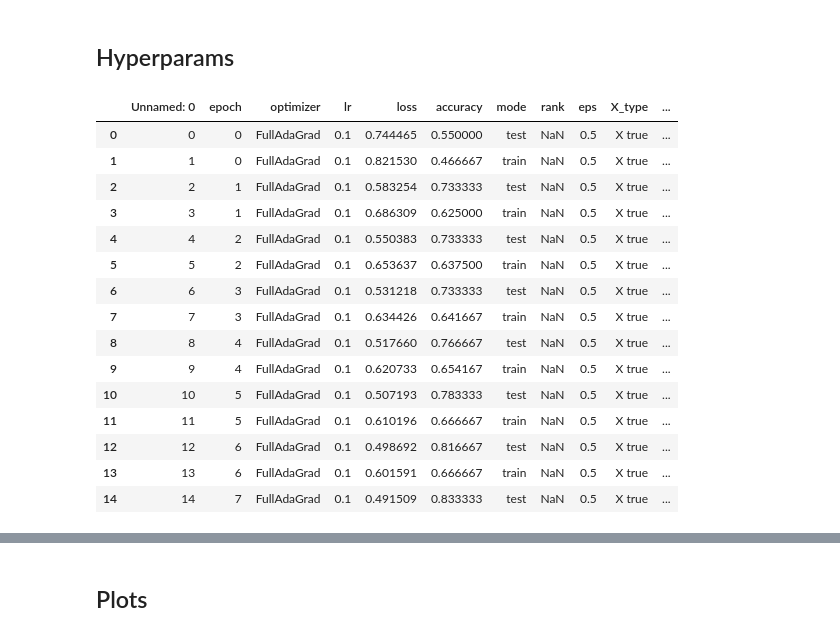
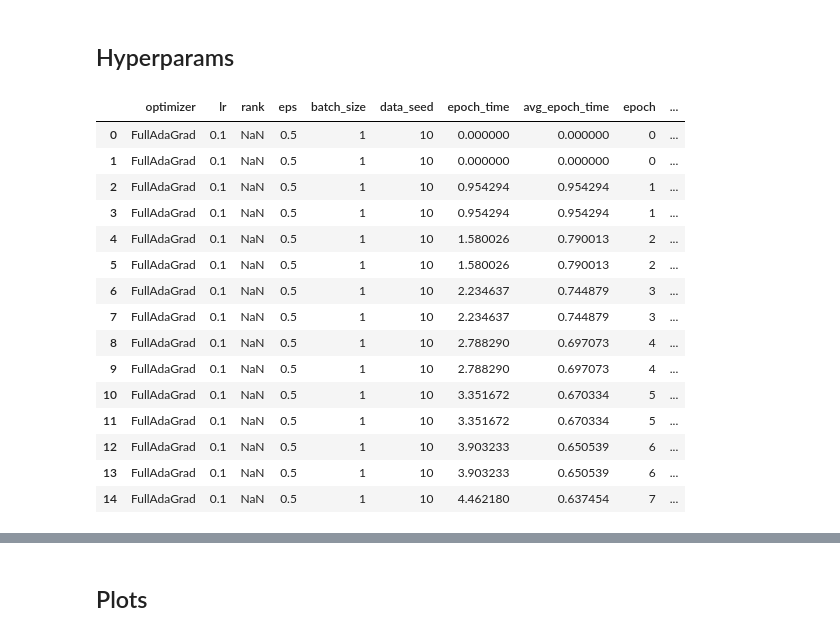
Before and after one commit to tnmtvv/AdaGram, a Jupyter notebook: notebooks/gram_tests.ipynb, the cells around one changed output, grey strips where cells are left out. Cells and saved outputs as stored; diff of their text form; code cells hidden in the pictures.

```diff
--- a/notebooks/gram_tests.ipynb
+++ b/notebooks/gram_tests.ipynb
@@ -145,24 +145,24 @@ plt.show()
 # %% [markdown]
 ## Hyperparams
 # %%
-path = f"../scripts/results/{task}_Corr_Aniso_grid_search_20_by_2.csv"
+path = f"../scripts/results/Iso_grid_search.csv"
 
 df_bin = pd.read_csv(path)
 df_bin.head(15)
 # %% [output]
-|  | Unnamed: 0 | epoch | optimizer | lr | loss | accuracy | mode | rank | eps | X_type | ... |
-| 0 | 0 | 0 | FullAdaGrad | 0.1 | 0.744465 | 0.550000 | test | NaN | 0.5 | X true | ... |
-| 1 | 1 | 0 | FullAdaGrad | 0.1 | 0.821530 | 0.466667 | train | NaN | 0.5 | X true | ... |
-| 2 | 2 | 1 | FullAdaGrad | 0.1 | 0.583254 | 0.733333 | test | NaN | 0.5 | X true | ... |
-| 3 | 3 | 1 | FullAdaGrad | 0.1 | 0.686309 | 0.625000 | train | NaN | 0.5 | X true | ... |
-| 4 | 4 | 2 | FullAdaGrad | 0.1 | 0.550383 | 0.733333 | test | NaN | 0.5 | X true | ... |
-| 5 | 5 | 2 | FullAdaGrad | 0.1 | 0.653637 | 0.637500 | train | NaN | 0.5 | X true | ... |
-| 6 | 6 | 3 | FullAdaGrad | 0.1 | 0.531218 | 0.733333 | test | NaN | 0.5 | X true | ... |
-| 7 | 7 | 3 | FullAdaGrad | 0.1 | 0.634426 | 0.641667 | train | NaN | 0.5 | X true | ... |
-| 8 | 8 | 4 | FullAdaGrad | 0.1 | 0.517660 | 0.766667 | test | NaN | 0.5 | X true | ... |
-| 9 | 9 | 4 | FullAdaGrad | 0.1 | 0.620733 | 0.654167 | train | NaN | 0.5 | X true | ... |
-| 10 | 10 | 5 | FullAdaGrad | 0.1 | 0.507193 | 0.783333 | test | NaN | 0.5 | X true | ... |
-| 11 | 11 | 5 | FullAdaGrad | 0.1 | 0.610196 | 0.666667 | train | NaN | 0.5 | X true | ... |
-| 12 | 12 | 6 | FullAdaGrad | 0.1 | 0.498692 | 0.816667 | test | NaN | 0.5 | X true | ... |
-| 13 | 13 | 6 | FullAdaGrad | 0.1 | 0.601591 | 0.666667 | train | NaN | 0.5 | X true | ... |
-| 14 | 14 | 7 | FullAdaGrad | 0.1 | 0.491509 | 0.833333 | test | NaN | 0.5 | X true | ... |
+|  | optimizer | lr | rank | eps | batch_size | data_seed | epoch_time | avg_epoch_time | epoch | ... |
+| 0 | FullAdaGrad | 0.1 | NaN | 0.5 | 1 | 10 | 0.000000 | 0.000000 | 0 | ... |
+| 1 | FullAdaGrad | 0.1 | NaN | 0.5 | 1 | 10 | 0.000000 | 0.000000 | 0 | ... |
+| 2 | FullAdaGrad | 0.1 | NaN | 0.5 | 1 | 10 | 0.954294 | 0.954294 | 1 | ... |
+| 3 | FullAdaGrad | 0.1 | NaN | 0.5 | 1 | 10 | 0.954294 | 0.954294 | 1 | ... |
+| 4 | FullAdaGrad | 0.1 | NaN | 0.5 | 1 | 10 | 1.580026 | 0.790013 | 2 | ... |
+| 5 | FullAdaGrad | 0.1 | NaN | 0.5 | 1 | 10 | 1.580026 | 0.790013 | 2 | ... |
+| 6 | FullAdaGrad | 0.1 | NaN | 0.5 | 1 | 10 | 2.234637 | 0.744879 | 3 | ... |
+| 7 | FullAdaGrad | 0.1 | NaN | 0.5 | 1 | 10 | 2.234637 | 0.744879 | 3 | ... |
+| 8 | FullAdaGrad | 0.1 | NaN | 0.5 | 1 | 10 | 2.788290 | 0.697073 | 4 | ... |
+| 9 | FullAdaGrad | 0.1 | NaN | 0.5 | 1 | 10 | 2.788290 | 0.697073 | 4 | ... |
+| 10 | FullAdaGrad | 0.1 | NaN | 0.5 | 1 | 10 | 3.351672 | 0.670334 | 5 | ... |
+| 11 | FullAdaGrad | 0.1 | NaN | 0.5 | 1 | 10 | 3.351672 | 0.670334 | 5 | ... |
+| 12 | FullAdaGrad | 0.1 | NaN | 0.5 | 1 | 10 | 3.903233 | 0.650539 | 6 | ... |
+| 13 | FullAdaGrad | 0.1 | NaN | 0.5 | 1 | 10 | 3.903233 | 0.650539 | 6 | ... |
+| 14 | FullAdaGrad | 0.1 | NaN | 0.5 | 1 | 10 | 4.462180 | 0.637454 | 7 | ... |
```
Also changed, not shown: parts of 7 cells of this notebook, 2 other files.
